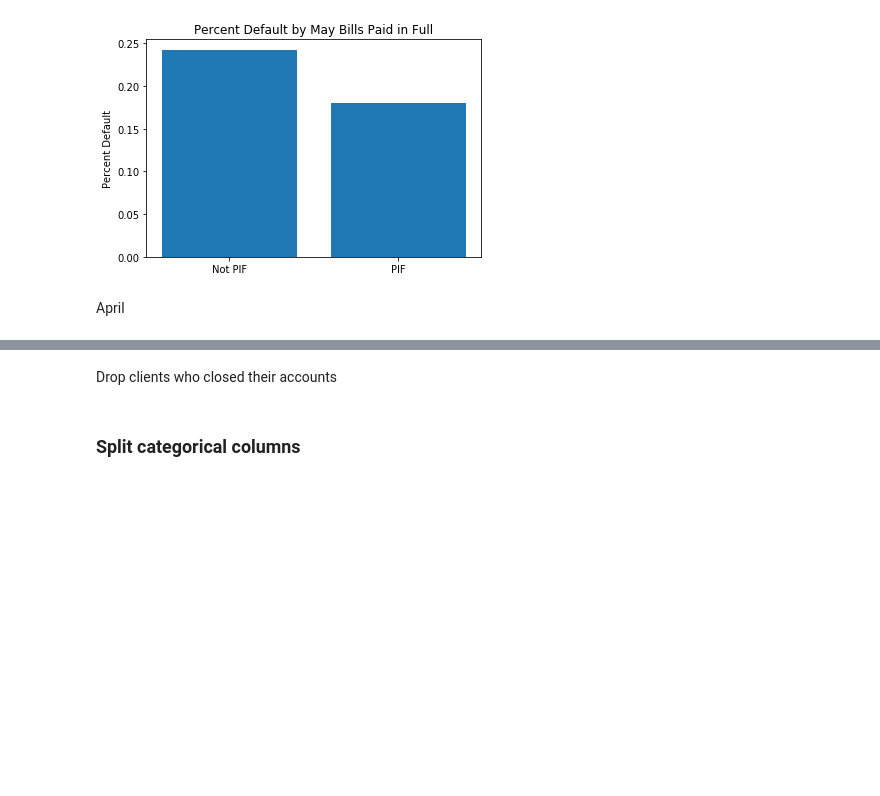
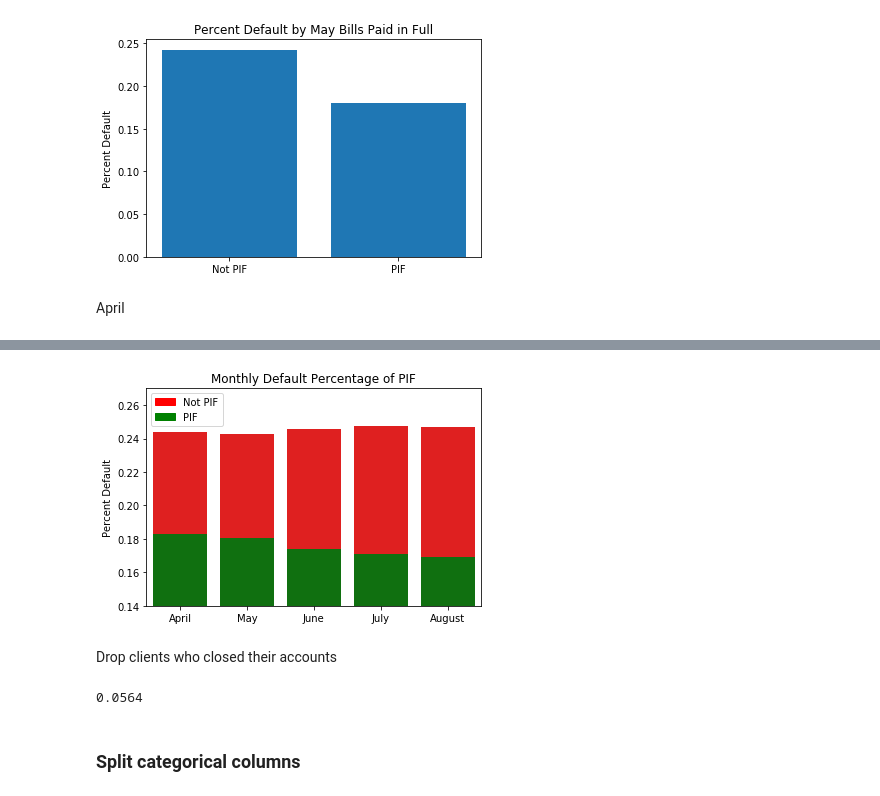
Before and after one commit to coshmeo/springboard, a Jupyter notebook: capstone 1/project code.ipynb, the cells around one changed output, grey strips where cells are left out. Cells and saved outputs as stored; diff of their text form; code cells hidden in the pictures; blank space fills up the shorter version.

```diff
--- a/capstone 1/project code.ipynb
+++ b/capstone 1/project code.ipynb
@@ -1133,3 +1138,37 @@ plt.show()
+# %%
+#create dataframe to hold values
+avg_pif_df = pd.DataFrame([average_defaults_by_pif_4, average_defaults_by_pif_5,
+                          average_defaults_by_pif_6, average_defaults_by_pif_7,
+                          average_defaults_by_pif_8], index = ['April', 'May', 'June', 'July',
+                                                               'August'])
+#rename columns
+avg_pif_df = avg_pif_df.rename(index = str, columns = {False: 'Not PIF', True: 'PIF'})
+
+#plot histogram of paid in full distribution for all months
+#set the number of ticks based on the number of different values in the series
+x=np.arange(len(avg_pif_df.index))
+
+#make barplots
+sns.barplot(x, 'Not PIF', data = avg_pif_df, color = 'r')
+sns.barplot(x, 'PIF', data = avg_pif_df, color = 'g')
+
+#set y range for clairty
+plt.ylim(0.14, 0.27)
+
+#add labels and title
+plt.ylabel('Percent Default')
+plt.xticks(x, avg_pif_df.index)
+plt.title('Monthly Default Percentage of PIF')
+
+#add legend
+red_patch = mpatches.Patch(color='red', label='Not PIF')
+green_patch = mpatches.Patch(color = 'green', label = 'PIF')
+plt.legend(handles=[red_patch, green_patch])
+
+#show plot
+plt.show()
+# %% [output]
+[figure, added]
 # %% [markdown]
 Drop clients who closed their accounts
 # %%
@@ -1137,6 +1176,11 @@ Drop clients who closed their accounts
 closed = df[(df['default'] == 1) & (df['PIF_8'] == 1)]
 
 df = df.drop(closed.index)
+# %%
+#percent of population dropped from dataset
+len(closed) / 30000
+# %% [output]
+0.0564
 # %% [markdown]
 ### Split categorical columns
 # %%
```
Also changed, not shown: parts of 10 cells of this notebook.
